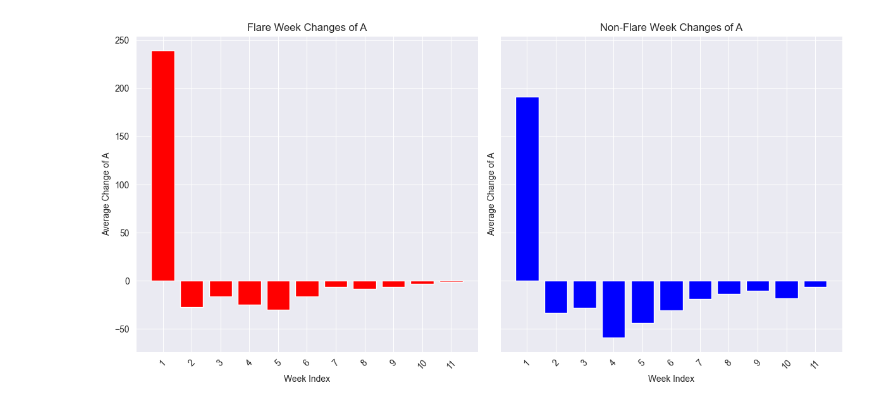
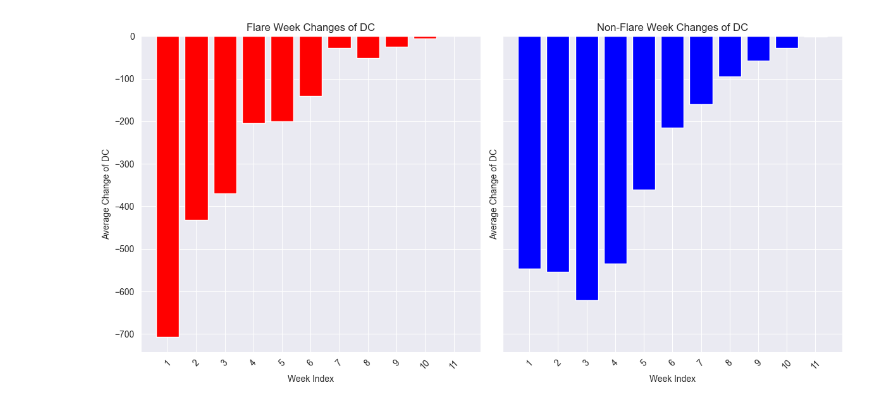
Before and after one commit to aliikamel/psoriasis_app, a Jupyter notebook: EDA/flares_eda.ipynb, the cells around one changed output. Drawn from its saved outputs; the diff is of its cells as text; code cells hidden in the pictures.

```diff
--- a/EDA/flares_eda.ipynb
+++ b/EDA/flares_eda.ipynb
@@ -177,5 +214,5 @@ def plot_average_change_between_flare_weeks(var_to_compare):
 # %%
 # calling function to plot and compare avg weekly change of DC
-plot_average_change_between_flare_weeks(var_to_compare="A")
+plot_average_change_between_flare_weeks(var_to_compare='DC')
 # %% [output]
-[figure, old version]
+[figure, new version]
```
Also changed, not shown: parts of 3 cells of this notebook.
